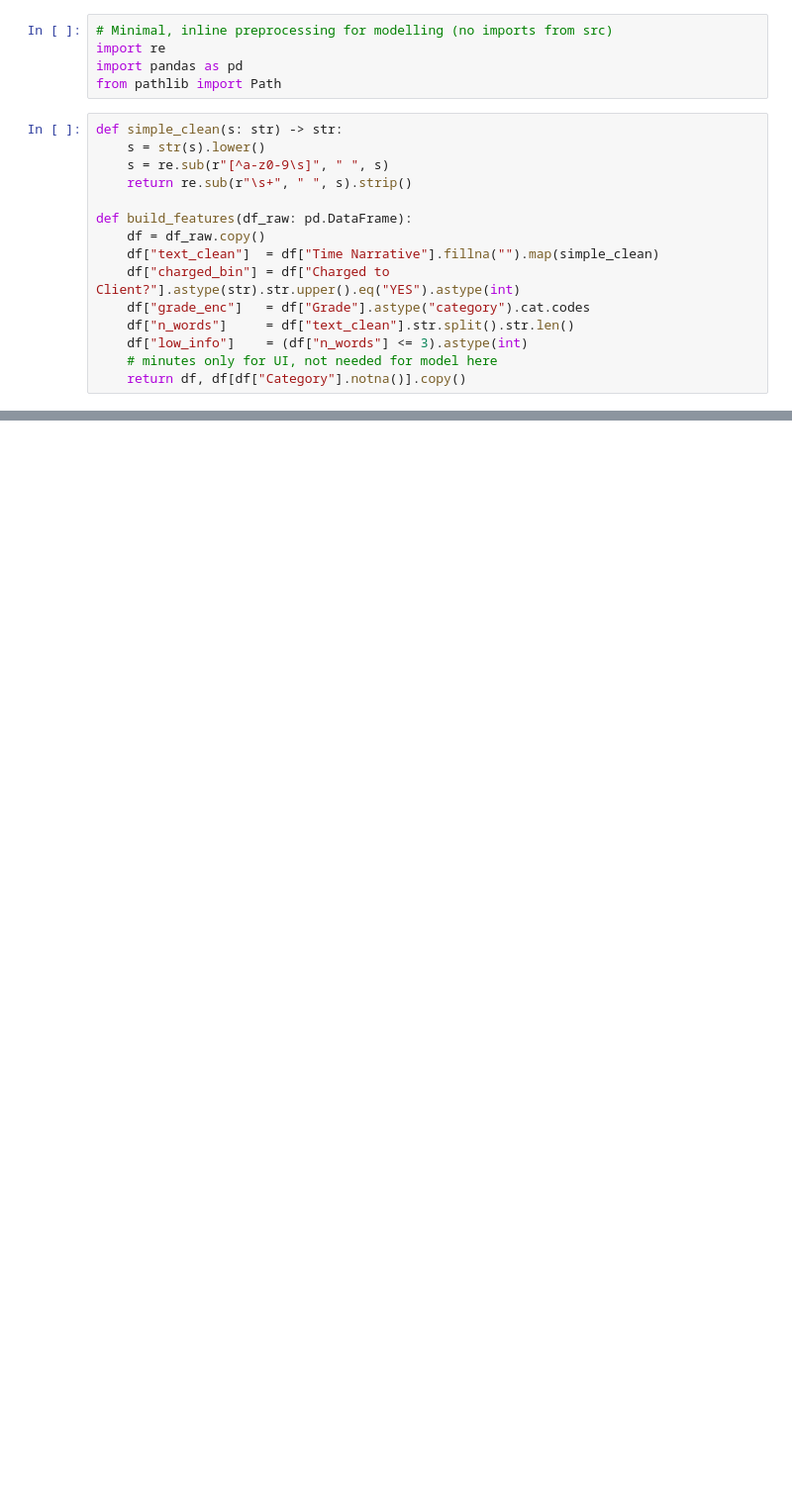
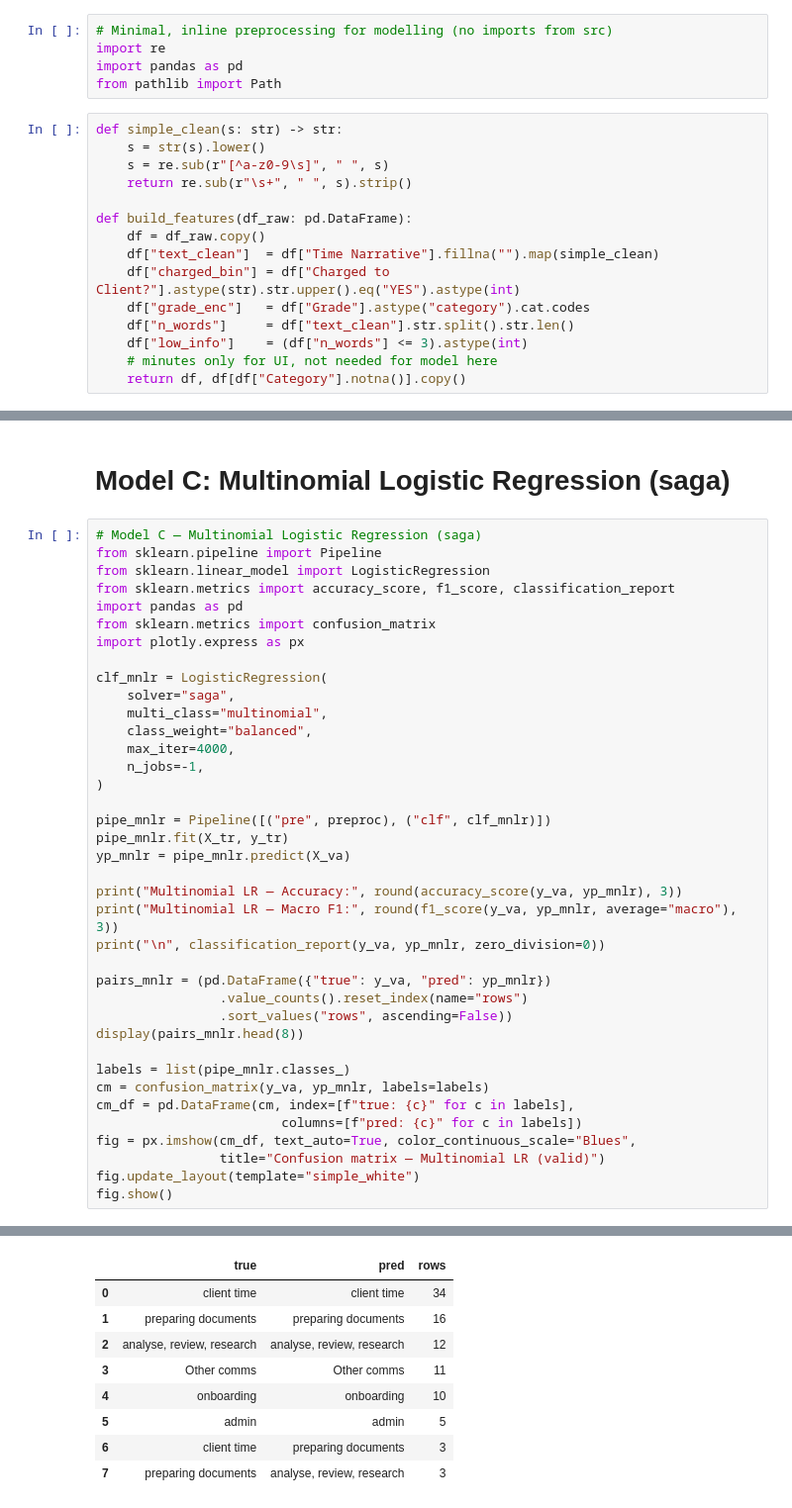
Before and after one commit to MuhammadToqeer/legal-time-categorisation-poc, a Jupyter notebook: notebooks/03_modeling_ab_testing.ipynb, the cells around one changed output, grey strips where cells are left out. Shown at 99% size. Drawn from its saved outputs; the diff is of its cells as text; blank space fills up the shorter version.

```diff
--- a/notebooks/03_modeling_ab_testing.ipynb
+++ b/notebooks/03_modeling_ab_testing.ipynb
@@ -79,0 +534,41 @@ print(classification_report(y_va, yp, zero_division=0))
+# %% [markdown]
+# Model C: Multinomial Logistic Regression (saga)
+# %%
+# Model C — Multinomial Logistic Regression (saga)
+from sklearn.pipeline import Pipeline
+from sklearn.linear_model import LogisticRegression
+from sklearn.metrics import accuracy_score, f1_score, classification_report
+import pandas as pd
+from sklearn.metrics import confusion_matrix
+import plotly.express as px
+
+clf_mnlr = LogisticRegression(
+    solver="saga",
+    multi_class="multinomial",
+    class_weight="balanced",
+    max_iter=4000,
+    n_jobs=-1,
+)
+
+pipe_mnlr = Pipeline([("pre", preproc), ("clf", clf_mnlr)])
+pipe_mnlr.fit(X_tr, y_tr)
+yp_mnlr = pipe_mnlr.predict(X_va)
+
+print("Multinomial LR — Accuracy:", round(accuracy_score(y_va, yp_mnlr), 3))
+print("Multinomial LR — Macro F1:", round(f1_score(y_va, yp_mnlr, average="macro"), 3))
+print("\n", classification_report(y_va, yp_mnlr, zero_division=0))
+
+pairs_mnlr = (pd.DataFrame({"true": y_va, "pred": yp_mnlr})
+                .value_counts().reset_index(name="rows")
+                .sort_values("rows", ascending=False))
+display(pairs_mnlr.head(8))
+
+labels = list(pipe_mnlr.classes_)
+cm = confusion_matrix(y_va, yp_mnlr, labels=labels)
+cm_df = pd.DataFrame(cm, index=[f"true: {c}" for c in labels],
+                        columns=[f"pred: {c}" for c in labels])
+fig = px.imshow(cm_df, text_auto=True, color_continuous_scale="Blues",
+                title="Confusion matrix — Multinomial LR (valid)")
+fig.update_layout(template="simple_white")
+fig.show()
+# %% [output]
@@ -79,0 +592,9 @@ print(classification_report(y_va, yp, zero_division=0))
+|  | true | pred | rows |
+| 0 | client time | client time | 34 |
+| 1 | preparing documents | preparing documents | 16 |
+| 2 | analyse, review, research | analyse, review, research | 12 |
+| 3 | Other comms | Other comms | 11 |
+| 4 | onboarding | onboarding | 10 |
+| 5 | admin | admin | 5 |
+| 6 | client time | preparing documents | 3 |
+| 7 | preparing documents | analyse, review, research | 3 |
```
Also changed, not shown: parts of 41 cells of this notebook, 3 other files.
